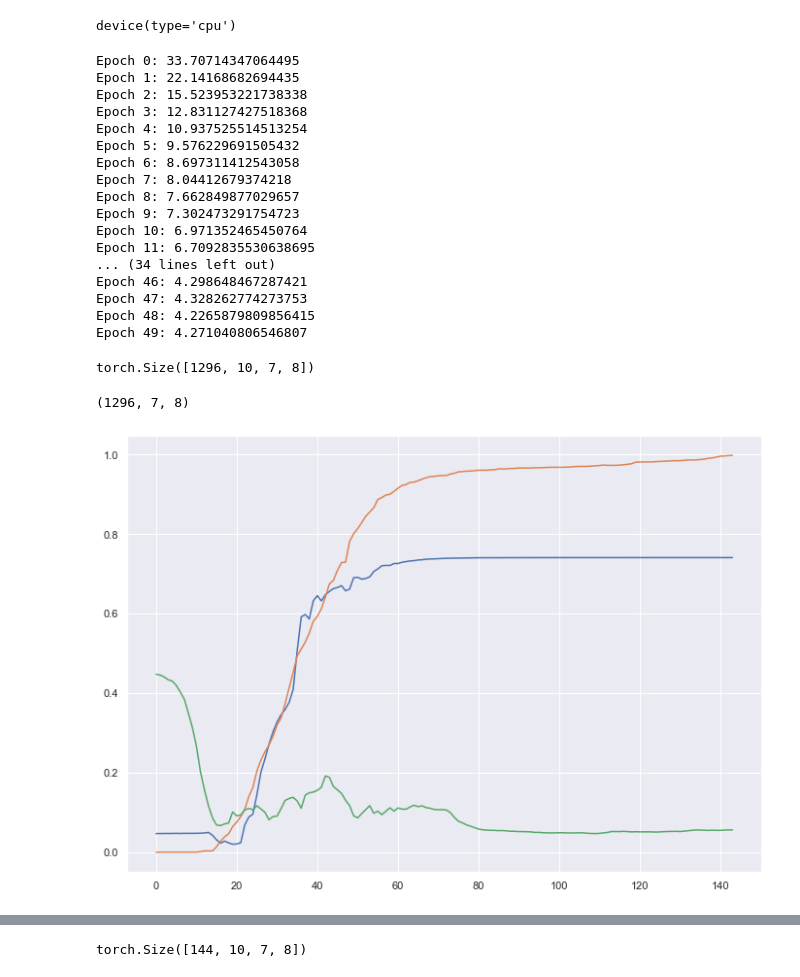
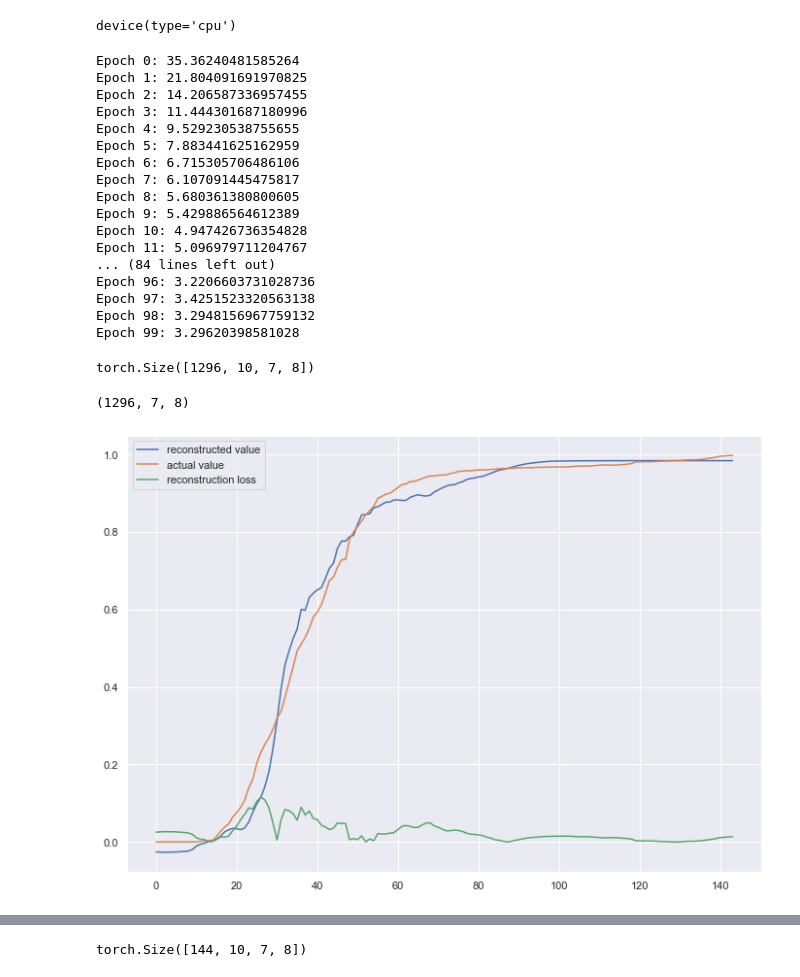
Before and after one commit to Gaurangkarwande/outbreak-prediction, a Jupyter notebook: myPlayground.ipynb, the cells around one changed output, grey strips where cells are left out. Saved outputs shown, nothing was run; the diff lists cells and outputs as text; code cells hidden in the pictures.

```diff
--- a/myPlayground.ipynb
+++ b/myPlayground.ipynb
@@ -260,14 +260,16 @@ class Decoder(nn.Module):
         self.input_size = input_size
         self.num_layers = num_layers
         self.hidden_size = hidden_size
-        self.lstm = nn.LSTM(input_size, hidden_size, num_layers, batch_first=True)
+        self.lstm1 = nn.LSTM(input_size, hidden_size, num_layers, batch_first=True)
+        self.lstm2 = nn.LSTM(input_size, hidden_size, num_layers, batch_first=True)
 
 
 
     def forward(self, x):
         h0 = torch.zeros(self.num_layers, x.size(0), self.hidden_size).to(device)
         c0 = torch.zeros(self.num_layers, x.size(0), self.hidden_size).to(device)
-        out, _ = self.lstm(x, (h0,c0))
+        out, (hn, cn) = self.lstm1(x, (h0,c0))
+        out, _ = self.lstm2(out, (hn, cn))
         return out
 # %%
 class AutoEncoder(nn.Module):
@@ -319,7 +321,8 @@ def Solver(model, train_loader, optim, criterion, epoch=10, lr=1e-1, print_every
           print(f'Epoch {e}: {loss_epoch}')
   return model
 # %%
-epoch = 50
+#torch.manual_seed(0)
+epoch = 100
 lr = 1e-4
 feature_size = x_train.shape[3]
 output_size = x_train.shape[3]
@@ -337,24 +340,25 @@ criterion = nn.L1Loss()
 #                                 END OF YOUR CODE                             #
 ################################################################################
 model = Solver(model, train_loader, optim, criterion, epoch=epoch, lr=lr, print_every=1)
+torch.save(model, 'my-model.pth')
 # %% [output]
-Epoch 0: 33.70714347064495
-Epoch 1: 22.14168682694435
-Epoch 2: 15.523953221738338
-Epoch 3: 12.831127427518368
-Epoch 4: 10.937525514513254
-Epoch 5: 9.576229691505432
-Epoch 6: 8.697311412543058
-Epoch 7: 8.04412679374218
-Epoch 8: 7.662849877029657
-Epoch 9: 7.302473291754723
-Epoch 10: 6.971352465450764
-Epoch 11: 6.7092835530638695
-... (34 lines left out)
-Epoch 46: 4.298648467287421
-Epoch 47: 4.328262774273753
-Epoch 48: 4.2265879809856415
-Epoch 49: 4.271040806546807
+Epoch 0: 35.36240481585264
+Epoch 1: 21.804091691970825
+Epoch 2: 14.206587336957455
+Epoch 3: 11.444301687180996
+Epoch 4: 9.529230538755655
+Epoch 5: 7.883441625162959
+Epoch 6: 6.715305706486106
+Epoch 7: 6.107091445475817
+Epoch 8: 5.680361380800605
+Epoch 9: 5.429886564612389
+Epoch 10: 4.947426736354828
+Epoch 11: 5.096979711204767
+... (84 lines left out)
+Epoch 96: 3.2206603731028736
+Epoch 97: 3.4251523320563138
+Epoch 98: 3.2948156967759132
+Epoch 99: 3.29620398581028
 # %%
 def predict(x):
     x = x.to(device)
@@ -373,12 +377,13 @@ reconstructed_cases = x_train_pred[:,0, 4]
 actual_cases = train_labels[:,0, 4]
 cases_train_mae_loss = np.abs(reconstructed_cases - actual_cases)
 # %%
-plt.plot(reconstructed_cases[0:144])
-plt.plot(actual_cases[0:144])
-plt.plot(train_mae_loss[0:144])
+plt.plot(reconstructed_cases[0:144], label="reconstructed value")
+plt.plot(actual_cases[0:144], label="actual value")
+plt.plot(cases_train_mae_loss[0:144], label="reconstruction loss")
+plt.legend(loc="upper left")
 plt.show()
 # %% [output]
-[figure, old version]
+[figure, new version]
 # %%
 reconstructed_daily_cases = x_train_pred[:,0, 2]
 actual_daily_cases = train_labels[:,0, 2]
```
Also changed, not shown: parts of 7 cells of this notebook, 1 other file.
